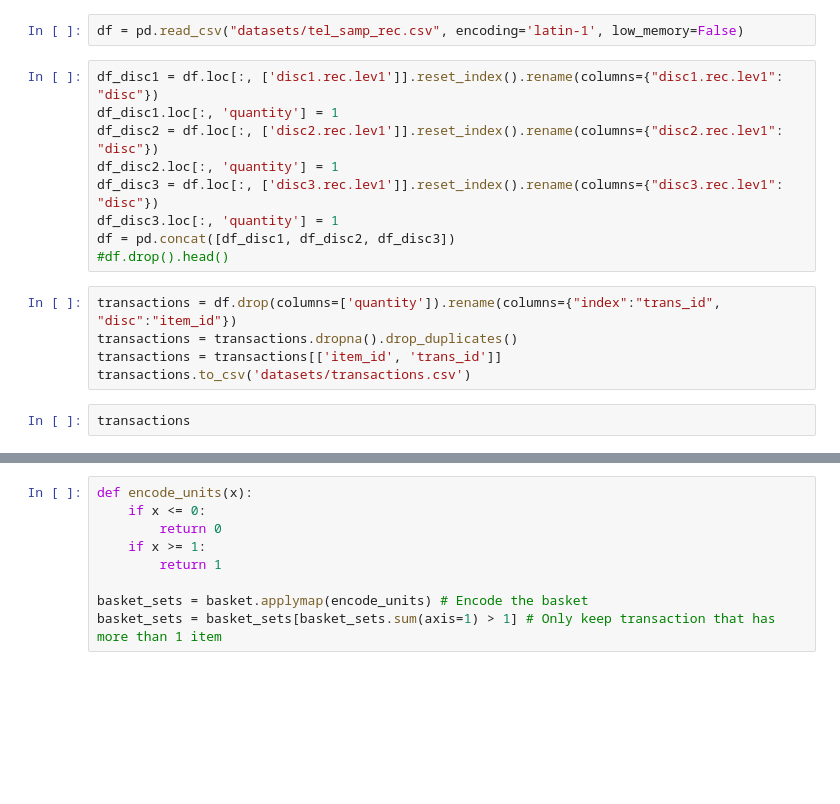
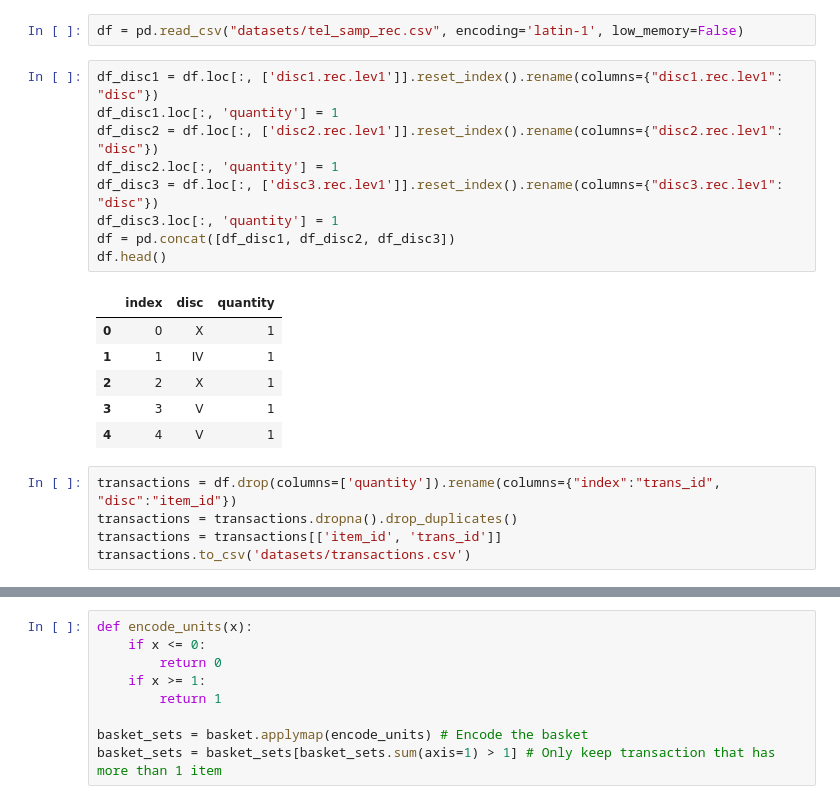
Before and after one commit to buu-nguyen/PIB3-SocialNetworkAnalysis, a Jupyter notebook: SNA-Python.ipynb, the cells around one changed output, grey strips where cells are left out. Saved outputs shown, nothing was run; the diff lists cells and outputs as text; blank space fills up the shorter version.

```diff
--- a/SNA-Python.ipynb
+++ b/SNA-Python.ipynb
@@ -225,19 +234,24 @@ df = pd.read_csv("datasets/tel_samp_rec.csv", encoding='latin-1', low_memory=Fal
 # %%
 df_disc1 = df.loc[:, ['disc1.rec.lev1']].reset_index().rename(columns={"disc1.rec.lev1": "disc"})
 df_disc1.loc[:, 'quantity'] = 1
 df_disc2 = df.loc[:, ['disc2.rec.lev1']].reset_index().rename(columns={"disc2.rec.lev1": "disc"})
 df_disc2.loc[:, 'quantity'] = 1
 df_disc3 = df.loc[:, ['disc3.rec.lev1']].reset_index().rename(columns={"disc3.rec.lev1": "disc"})
 df_disc3.loc[:, 'quantity'] = 1
 df = pd.concat([df_disc1, df_disc2, df_disc3])
-#df.drop().head()
+df.head()
+# %% [output]
+|  | index | disc | quantity |
+| 0 | 0 | X | 1 |
+| 1 | 1 | IV | 1 |
+| 2 | 2 | X | 1 |
+| 3 | 3 | V | 1 |
+| 4 | 4 | V | 1 |
 # %%
 transactions = df.drop(columns=['quantity']).rename(columns={"index":"trans_id", "disc":"item_id"})
 transactions = transactions.dropna().drop_duplicates()
 transactions = transactions[['item_id', 'trans_id']]
 transactions.to_csv('datasets/transactions.csv')
-# %%
-transactions
 # %%
 basket = df.groupby(['index', 'disc'])['quantity'].sum().unstack().reset_index().fillna(0).set_index('index')
 basket.head()
```
Also changed, not shown: parts of 18 cells of this notebook, 3 other files.
